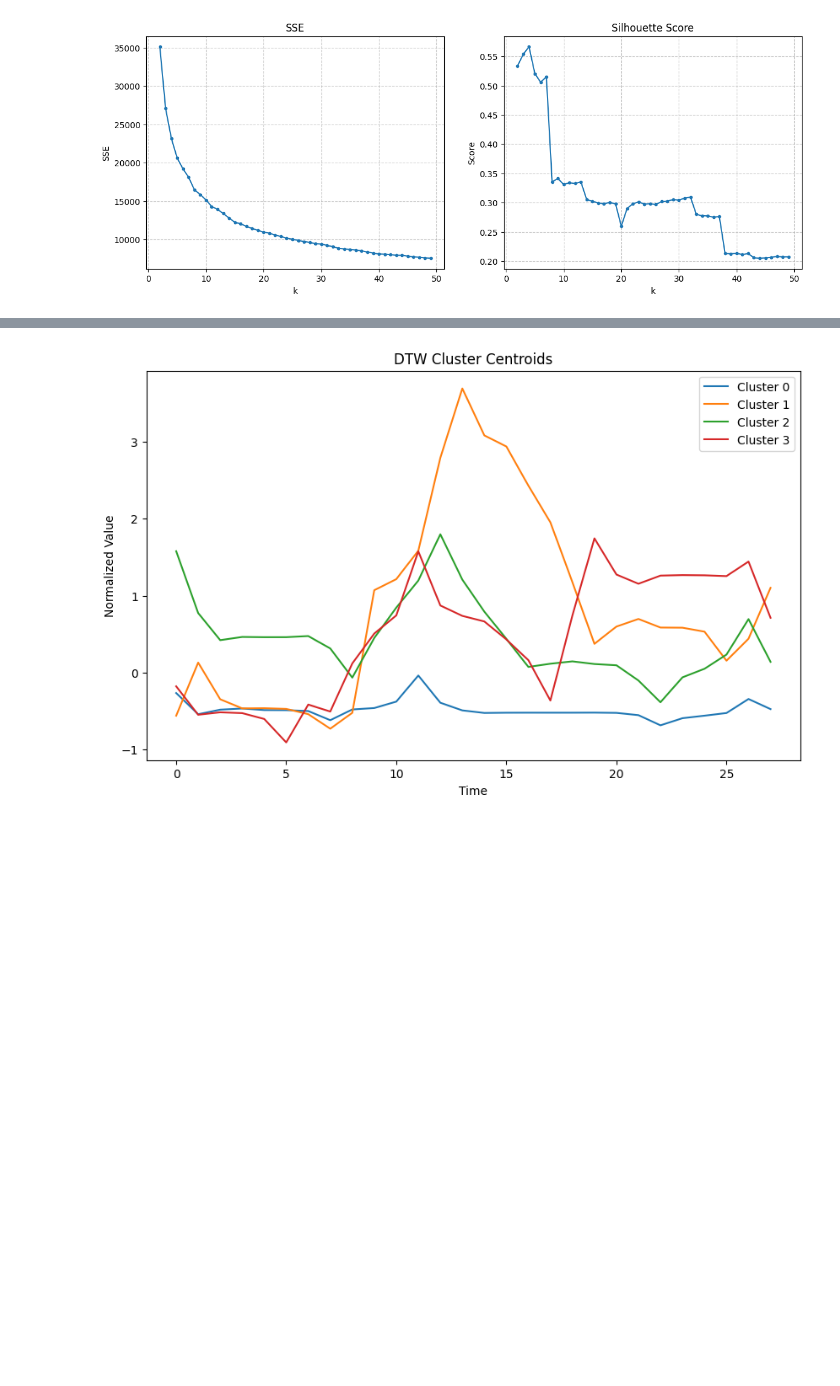
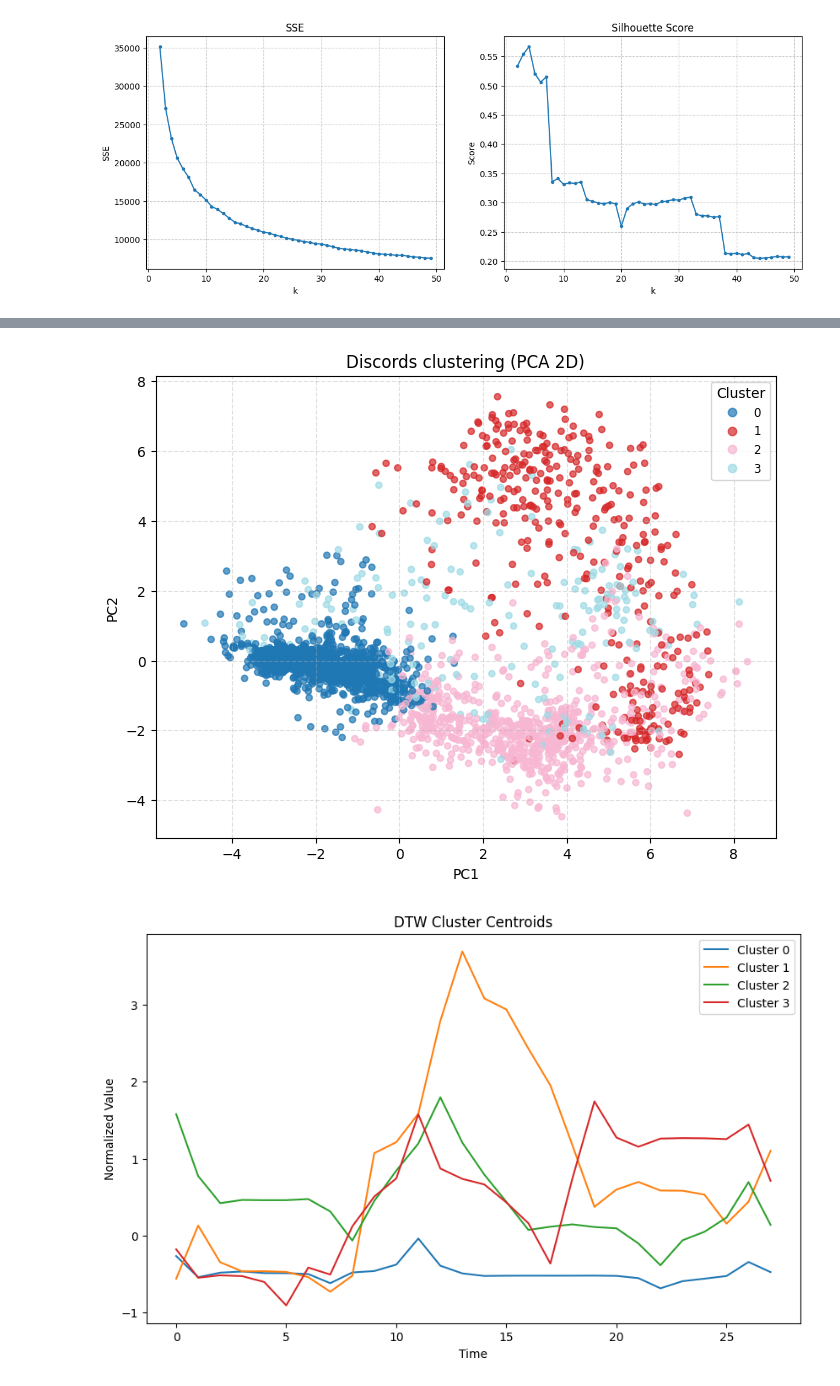
Before and after one commit to ChefBB/dm2_project, a Jupyter notebook: TS/discords_clustering.ipynb, the cells around one changed output, grey strips where cells are left out. Saved outputs shown, nothing was run; the diff lists cells and outputs as text; code cells hidden in the pictures; blank space fills up the shorter version.

```diff
--- a/TS/discords_clustering.ipynb
+++ b/TS/discords_clustering.ipynb
@@ -355,3 +367,32 @@ ValueError: 'y1' is not 1-dimensional
+# %%
+from sklearn.decomposition import PCA
+import matplotlib.pyplot as plt
+import numpy as np
+
+# PCA a 2 dimensioni
+pca = PCA(n_components=2)
+motif_2d = pca.fit_transform(discord_array)
+
+# Scatter plot
+plt.figure(figsize=(8, 6))
+scatter = plt.scatter(
+    motif_2d[:, 0],
+    motif_2d[:, 1],
+    c=labels_dtw,
+    cmap='tab20',
+    s=20,
+    alpha=0.7
+)
+
+# Legenda con identificativo cluster
+plt.legend(*scatter.legend_elements(), title="Cluster", loc="best", fontsize='small')
+plt.title("Discords clustering (PCA 2D)")
+plt.xlabel("PC1")
+plt.ylabel("PC2")
+plt.grid(alpha=0.4, linestyle='--')
+plt.show()
+# %% [output]
+[figure, added]
 # %%
 import matplotlib.pyplot as plt
 
```
Also changed, not shown: parts of 11 cells of this notebook, 4 other files.
